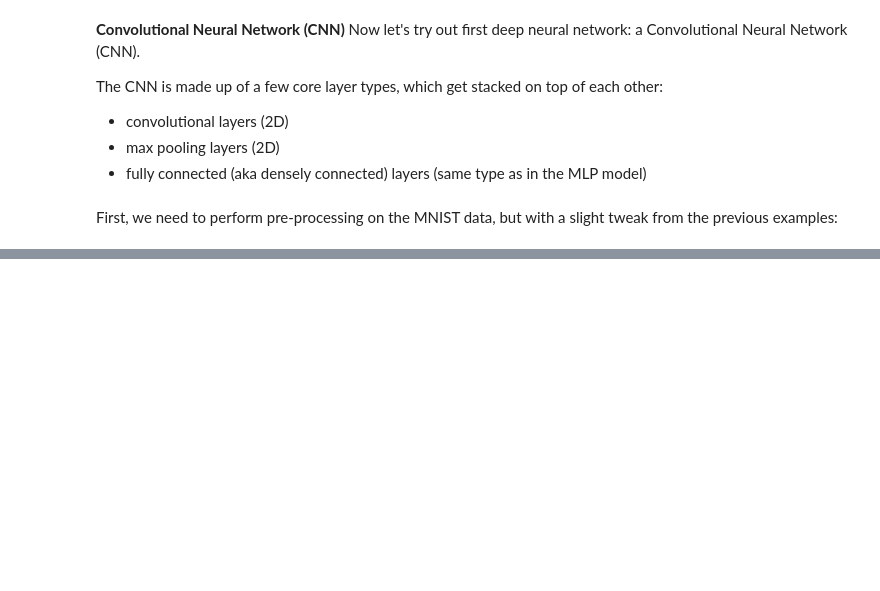
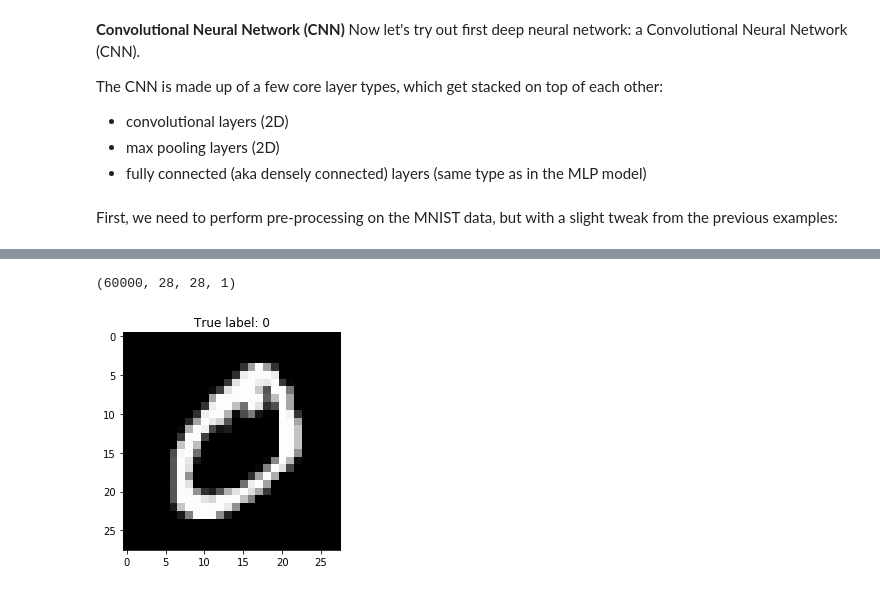
Before and after one commit to tomsan61065/DL, a Jupyter notebook: hw2/mnist.ipynb, the cells around one changed output, grey strips where cells are left out. Drawn from its saved outputs; the diff is of its cells as text; code cells hidden in the pictures; blank space fills up the shorter version.

```diff
--- a/hw2/mnist.ipynb
+++ b/hw2/mnist.ipynb
@@ -240,25 +311,48 @@ First, we need to perform pre-processing on the MNIST data, but with a slight tw
 # %%
-# load the data again (to be safe)
-(X_train, y_train), (X_test, y_test) = mnist.load_data()
-
 # reshape the data based on what backend is in use (TensorFlow or Thean)
-if keras_backend.image_data_format() == 'channels_first':
+if keras_backend.image_data_format() == 'channels_first': #Thean
     X_train = X_train.reshape(-1, 1, 28, 28)
     X_test = X_test.reshape(-1, 1, 28, 28)
-else:
+else: # TensorFlow
     X_train = X_train.reshape(-1, 28, 28, 1)
     X_test = X_test.reshape(-1, 28, 28, 1)
+    X_train_10 = X_train_10.reshape(-1, 28, 28, 1)
+    X_train_20 = X_train_20.reshape(-1, 28, 28, 1)
+    X_train_40 = X_train_40.reshape(-1, 28, 28, 1)
+    X_test_10 = X_test_10.reshape(-1, 28, 28, 1)
+    X_test_20 = X_test_20.reshape(-1, 28, 28, 1)
+    X_test_40 = X_test_40.reshape(-1, 28, 28, 1)
+
+print(X_train.shape)
+
+img = X_train[1, :, :, 0]
+label = y_train[1]
+
+# show the image and its label
+plt.imshow(img, cmap='gray')
+plt.title("True label: %d" % label)
+plt.show()
+
 
 # convert data type and normalize the values (8-bit = 256 = 0...255)
 X_train = X_train.astype('float32') / 255
 X_test = X_test.astype('float32') / 255
+X_train_10 = X_train_10.astype('float32') / 255
+X_train_20 = X_train_20.astype('float32') / 255
+X_train_40 = X_train_40.astype('float32') / 255
+X_test_10 = X_test_10.astype('float32') / 255
+X_test_20 = X_test_20.astype('float32') / 255
+X_test_40 = X_test_40.astype('float32') / 255
 
 # convert the class labels to 10-dimensional class arrays:
 # - before: y_train = (n_samples, )
 # - after: Y_train = (n_samples, 10)
 #
 Y_train = np_utils.to_categorical(y_train, 10)
 Y_test = np_utils.to_categorical(y_test, 10)
+# %% [output]
+(60000, 28, 28, 1)
+[figure, added]
 # %%
 # create the CNN model
 model = Sequential()
```
Also changed, not shown: parts of 8 cells of this notebook.
